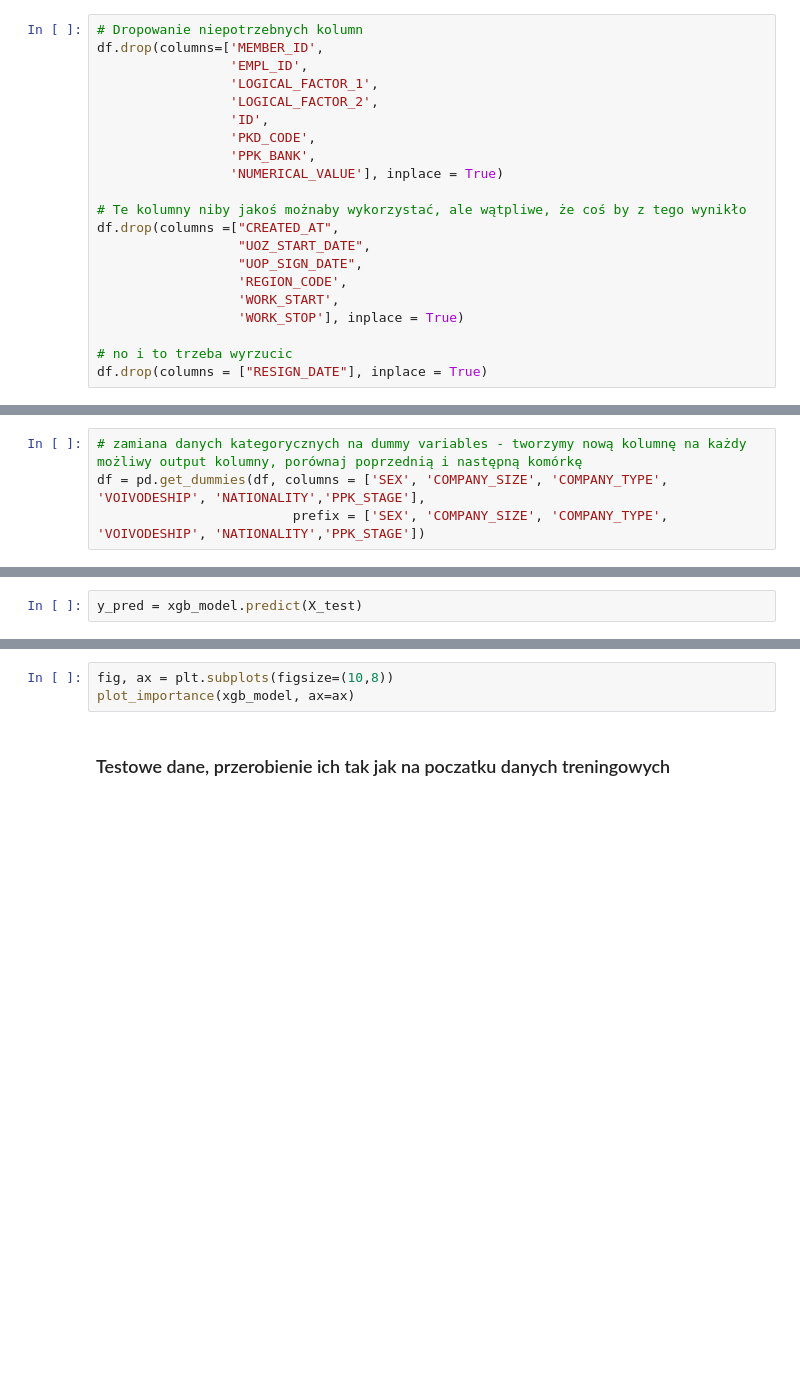
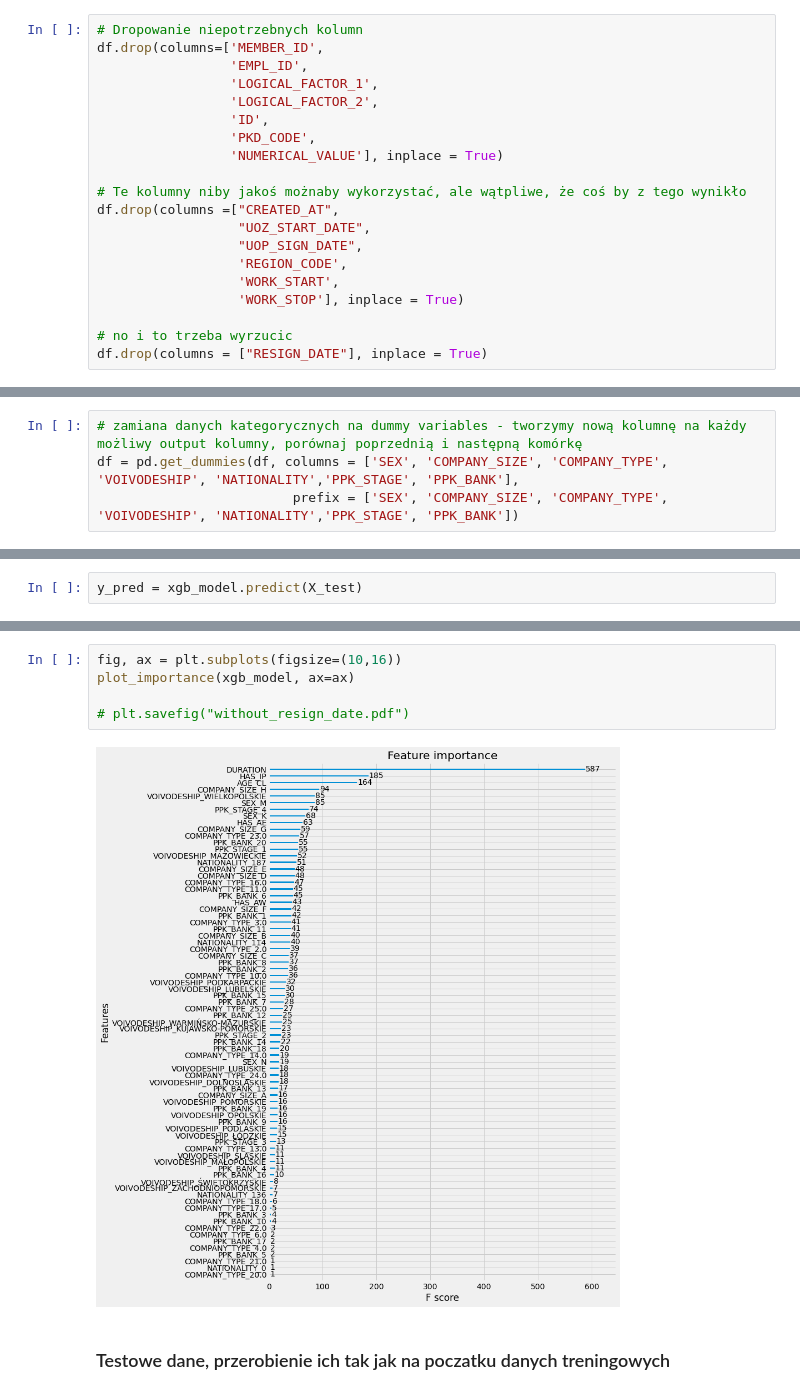
Before and after one commit to lpawlak1/ml_hackathon_pfr, a Jupyter notebook: prediction_without_resign_date.ipynb, the cells around one changed output, grey strips where cells are left out. Cells and saved outputs as stored; diff of their text form; blank space fills up the shorter version.

Commit message:
with_banks

```diff
--- a/prediction_without_resign_date.ipynb
+++ b/prediction_without_resign_date.ipynb
@@ -53,7 +54,6 @@ df.drop(columns=['MEMBER_ID',
                  'LOGICAL_FACTOR_2',
                  'ID',
                  'PKD_CODE',
-                 'PPK_BANK',
                  'NUMERICAL_VALUE'], inplace = True)
 
 # Te kolumny niby jakoś możnaby wykorzystać, ale wątpliwe, że coś by z tego wynikło
@@ -83,8 +83,8 @@ for val in unique_nat:
         df.loc[df.NATIONALITY == val, 'NATIONALITY'] = 0
 # %%
 # zamiana danych kategorycznych na dummy variables - tworzymy nową kolumnę na każdy możliwy output kolumny, porównaj poprzednią i następną komórkę
-df = pd.get_dummies(df, columns = ['SEX', 'COMPANY_SIZE', 'COMPANY_TYPE', 'VOIVODESHIP', 'NATIONALITY','PPK_STAGE'],
-                         prefix = ['SEX', 'COMPANY_SIZE', 'COMPANY_TYPE', 'VOIVODESHIP', 'NATIONALITY','PPK_STAGE'])
+df = pd.get_dummies(df, columns = ['SEX', 'COMPANY_SIZE', 'COMPANY_TYPE', 'VOIVODESHIP', 'NATIONALITY','PPK_STAGE', 'PPK_BANK'],
+                         prefix = ['SEX', 'COMPANY_SIZE', 'COMPANY_TYPE', 'VOIVODESHIP', 'NATIONALITY','PPK_STAGE', 'PPK_BANK'])
 # %%
 # duration - czas od zapisania się do teraz
 def find_period(start):
@@ -193,6 +221,10 @@ print(classification_report(y_test, y_pred))
 # %%
-fig, ax = plt.subplots(figsize=(10,8))
+fig, ax = plt.subplots(figsize=(10,16))
 plot_importance(xgb_model, ax=ax)
+
+# plt.savefig("without_resign_date.pdf")
+# %% [output]
+[figure, added]
 # %% [markdown]
 ### Testowe dane, przerobienie ich tak jak na poczatku danych treningowych
 # %%
```
Also changed, not shown: parts of 7 cells of this notebook, 2 other files.
